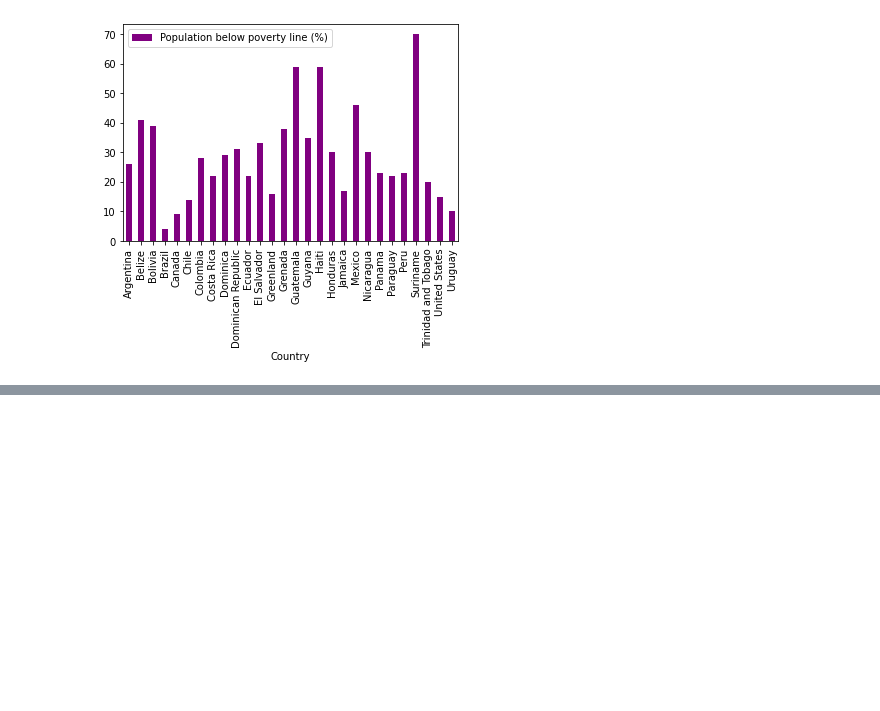
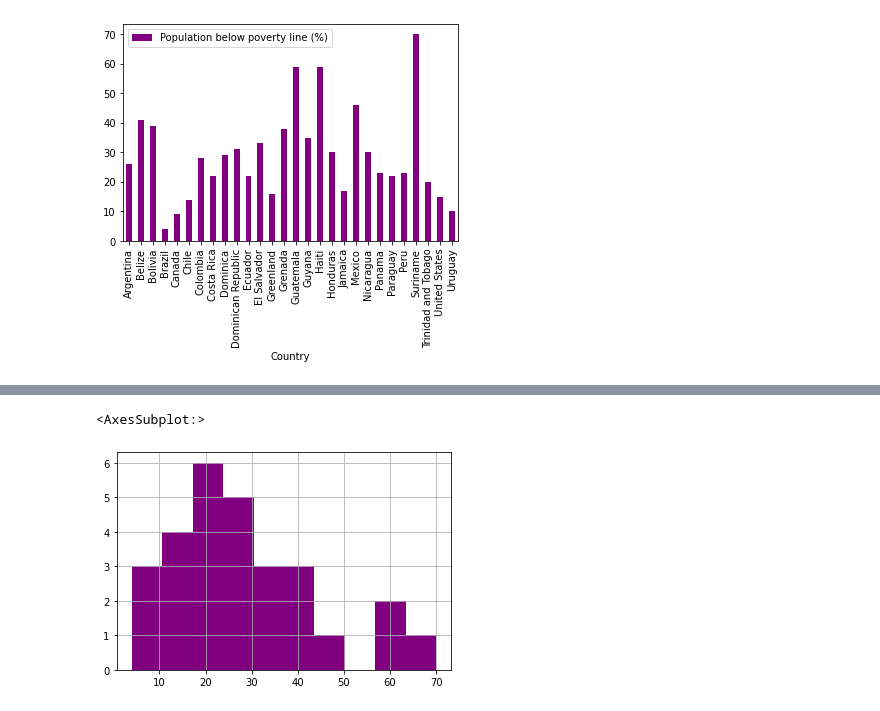
Before and after one commit to DCIDA2019/dcida2020ii-anaradi, a Jupyter notebook: Sep11/Analisis_descriptivo.ipynb, the cells around one changed output, grey strips where cells are left out. Drawn from its saved outputs; the diff is of its cells as text; code cells hidden in the pictures; blank space fills up the shorter version.

```diff
--- a/Sep11/Analisis_descriptivo.ipynb
+++ b/Sep11/Analisis_descriptivo.ipynb
@@ -386,0 +405,5 @@ datos.plot.bar(x='Country', y='Population below poverty line (%)', color={'purpl
+# %%
+datos['Population below poverty line (%)'].hist(color='purple')
+# %% [output]
+<AxesSubplot:>
+[figure, added]
```
Also changed, not shown: parts of 22 cells of this notebook.
